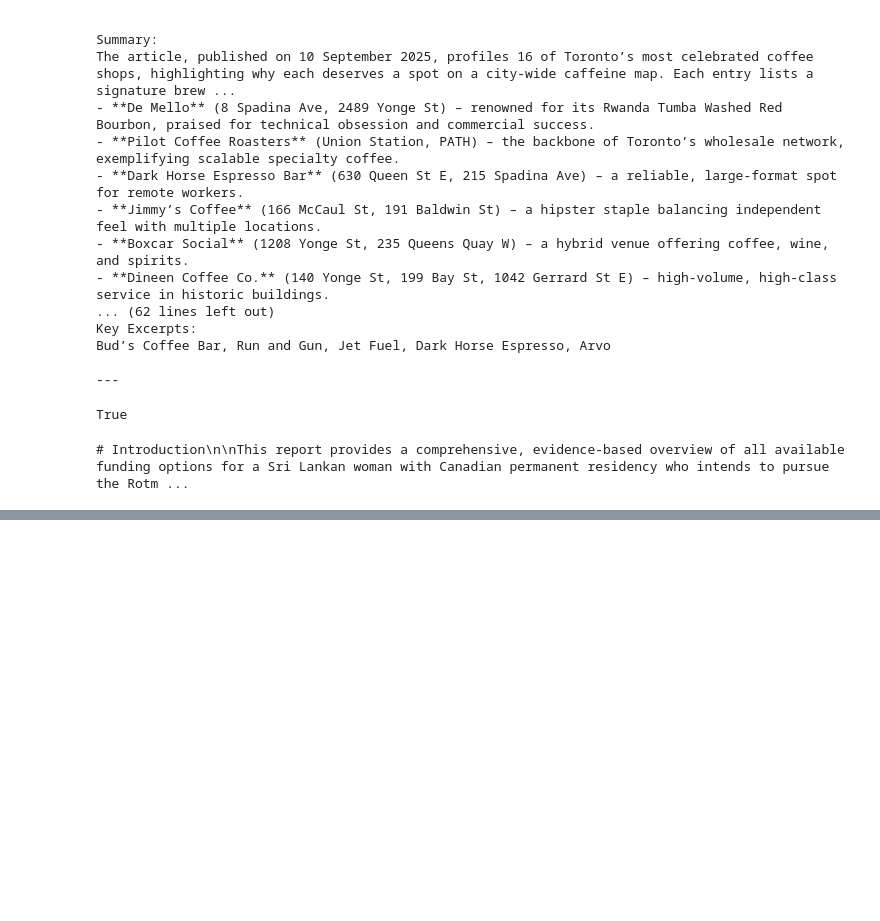
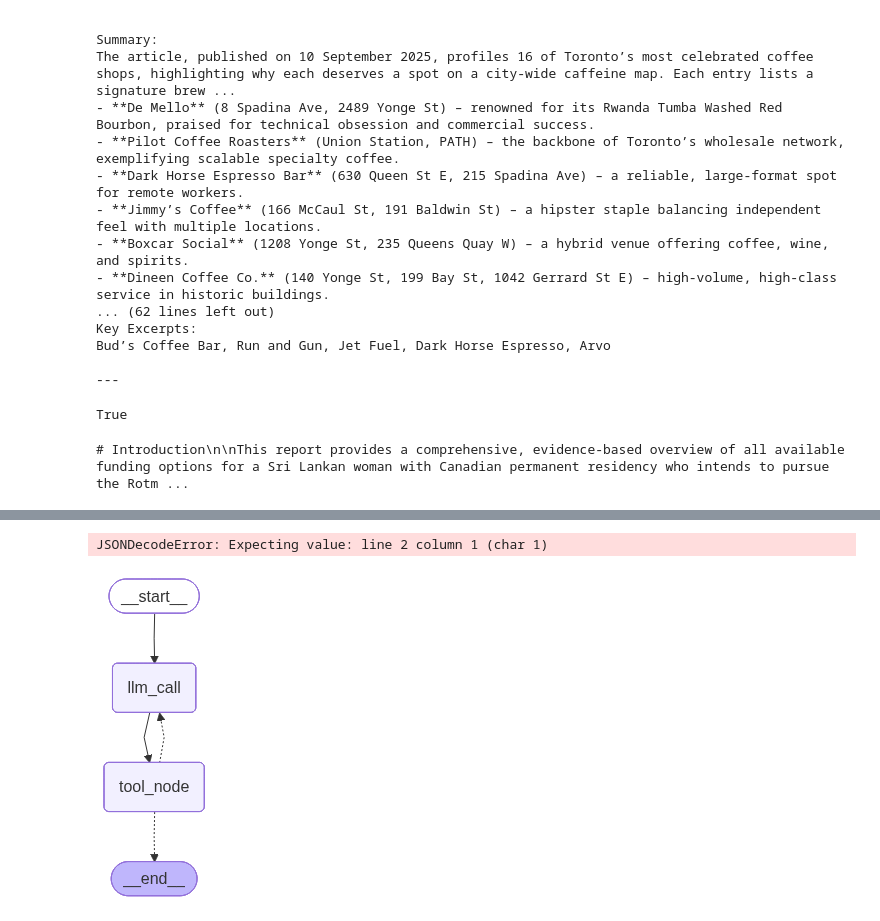
Before and after one commit to sgauravm/OpenDeepResearch, a Jupyter notebook: notebooks/test_ollama.ipynb, the cells around one changed output, grey strips where cells are left out. Cells and saved outputs as stored; diff of their text form; code cells hidden in the pictures; blank space fills up the shorter version.

Commit message:
added chart agent

```diff
--- a/notebooks/test_ollama.ipynb
+++ b/notebooks/test_ollama.ipynb
@@ -234,0 +248,4 @@ print(content)
+# %%
+json.loads(code)
+# %% [output]
+JSONDecodeError: Expecting value: line 2 column 1 (char 1)
@@ -234,0 +254,5 @@ print(content)
+# %%
+chart_agent = ChartAgent()
+chart_agent.build_agent_graph()
+# %% [output]
+[figure, added]
```
Also changed, not shown: parts of 4 cells of this notebook, 8 other files.
